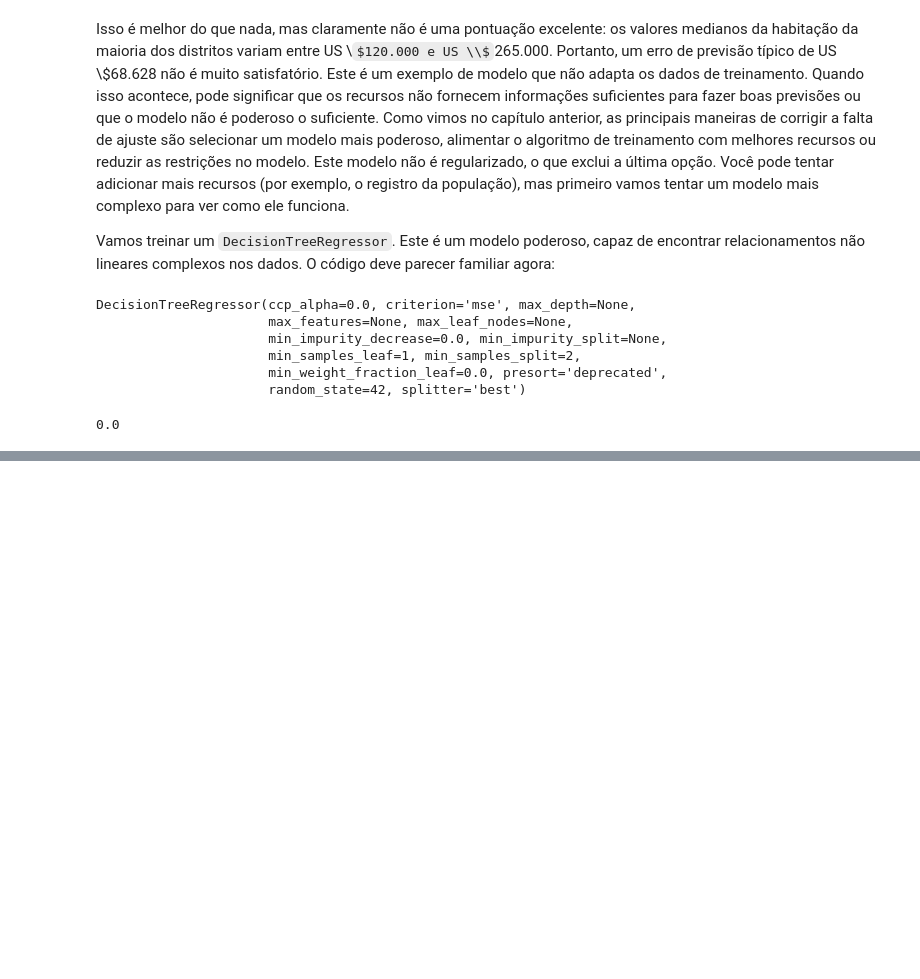
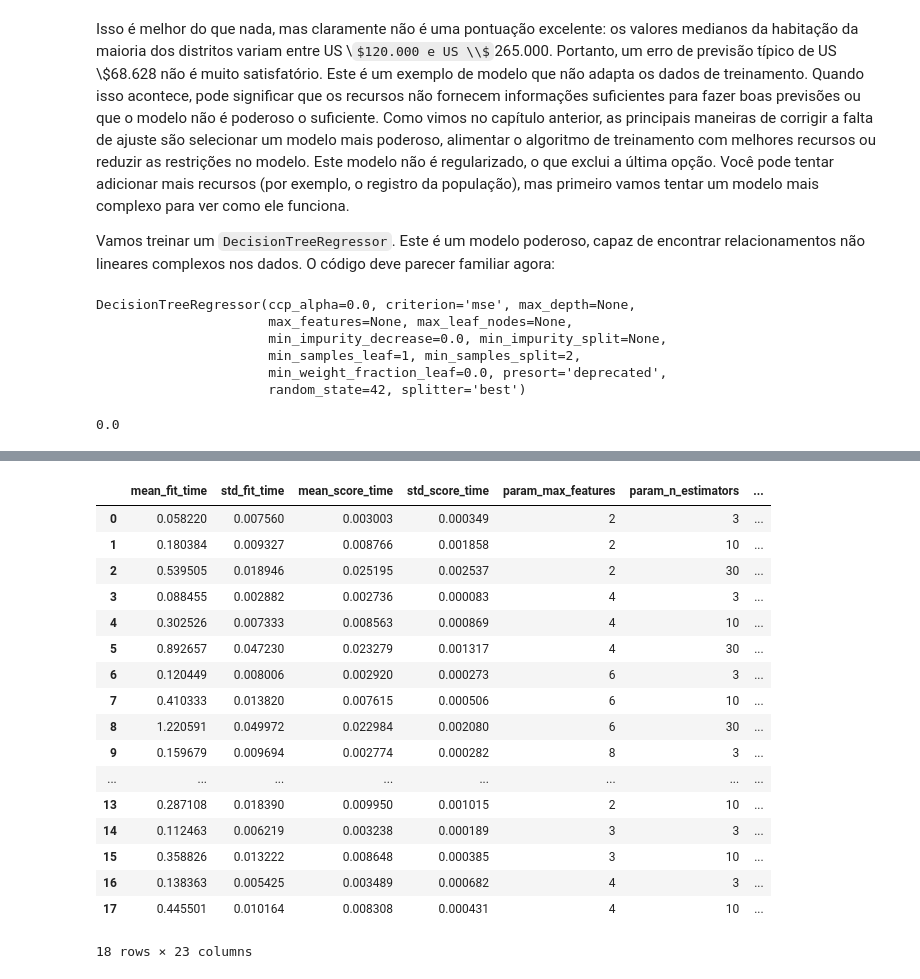
Before and after one commit to vitormeriat/machine-learning-studies, a Jupyter notebook: ml/01-end-to-end-ml-project.ipynb, the cells around one changed output, grey strips where cells are left out. Cells and saved outputs as stored; diff of their text form; code cells hidden in the pictures; some formulas as TeX source; blank space fills up the shorter version.

Commit message:
Model validation in end to end ml project

```diff
--- a/ml/01-end-to-end-ml-project.ipynb
+++ b/ml/01-end-to-end-ml-project.ipynb
@@ -1139,0 +1174,5 @@ Uma ótima alternativa é usar o recurso de validação cruzada dobras do `K` do
+# %%
+from sklearn.ensemble import RandomForestRegressor
+
+forest_reg = RandomForestRegressor(n_estimators=100, random_state=42)
+forest_reg.fit(housing_prepared, housing_labels)
@@ -1139,0 +1220,9 @@ Uma ótima alternativa é usar o recurso de validação cruzada dobras do `K` do
+# %%
+from sklearn.svm import SVR
+
+svm_reg = SVR(kernel="linear")
+svm_reg.fit(housing_prepared, housing_labels)
+housing_predictions = svm_reg.predict(housing_prepared)
+svm_mse = mean_squared_error(housing_labels, housing_predictions)
+svm_rmse = np.sqrt(svm_mse)
+svm_rmse
@@ -1139,0 +1231,16 @@ Uma ótima alternativa é usar o recurso de validação cruzada dobras do `K` do
+# %%
+from sklearn.model_selection import GridSearchCV
+
+param_grid = [
+    # try 12 (3×4) combinations of hyperparameters
+    {'n_estimators': [3, 10, 30], 'max_features': [2, 4, 6, 8]},
+    # then try 6 (2×3) combinations with bootstrap set as False
+    {'bootstrap': [False], 'n_estimators': [3, 10], 'max_features': [2, 3, 4]},
+  ]
+
+forest_reg = RandomForestRegressor(random_state=42)
+# train across 5 folds, that's a total of (12+6)*5=90 rounds of training
+grid_search = GridSearchCV(forest_reg, param_grid, cv=5,
+                           scoring='neg_mean_squared_error',
+                           return_train_score=True)
+grid_search.fit(housing_prepared, housing_labels)
@@ -1139,0 +1304,21 @@ Uma ótima alternativa é usar o recurso de validação cruzada dobras do `K` do
+# %%
+pd.DataFrame(grid_search.cv_results_)
+# %% [output]
+|  | mean_fit_time | std_fit_time | mean_score_time | std_score_time | param_max_features | param_n_estimators | ... |
+| 0 | 0.058220 | 0.007560 | 0.003003 | 0.000349 | 2 | 3 | ... |
+| 1 | 0.180384 | 0.009327 | 0.008766 | 0.001858 | 2 | 10 | ... |
+| 2 | 0.539505 | 0.018946 | 0.025195 | 0.002537 | 2 | 30 | ... |
+| 3 | 0.088455 | 0.002882 | 0.002736 | 0.000083 | 4 | 3 | ... |
+| 4 | 0.302526 | 0.007333 | 0.008563 | 0.000869 | 4 | 10 | ... |
+| 5 | 0.892657 | 0.047230 | 0.023279 | 0.001317 | 4 | 30 | ... |
+| 6 | 0.120449 | 0.008006 | 0.002920 | 0.000273 | 6 | 3 | ... |
+| 7 | 0.410333 | 0.013820 | 0.007615 | 0.000506 | 6 | 10 | ... |
+| 8 | 1.220591 | 0.049972 | 0.022984 | 0.002080 | 6 | 30 | ... |
+| 9 | 0.159679 | 0.009694 | 0.002774 | 0.000282 | 8 | 3 | ... |
+| ... | ... | ... | ... | ... | ... | ... | ... |
+| 13 | 0.287108 | 0.018390 | 0.009950 | 0.001015 | 2 | 10 | ... |
+| 14 | 0.112463 | 0.006219 | 0.003238 | 0.000189 | 3 | 3 | ... |
+| 15 | 0.358826 | 0.013222 | 0.008648 | 0.000385 | 3 | 10 | ... |
+| 16 | 0.138363 | 0.005425 | 0.003489 | 0.000682 | 4 | 3 | ... |
+| 17 | 0.445501 | 0.010164 | 0.008308 | 0.000431 | 4 | 10 | ... |
+18 rows × 23 columns
```
Also changed, not shown: parts of 24 cells of this notebook.
